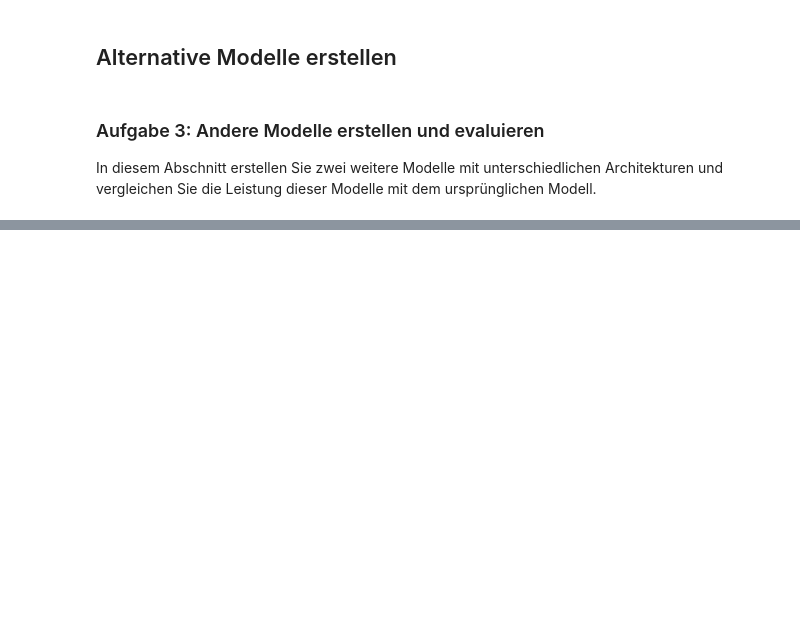
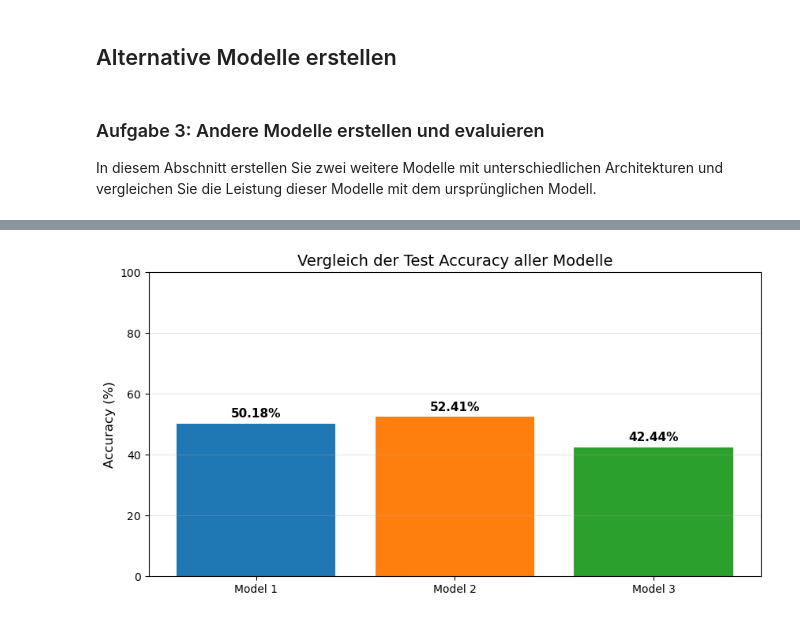
Before and after one commit to RouLee/praktikum_II_EF, a Jupyter notebook: 07_pytorch_convolution_FER.ipynb, the cells around one changed output, grey strips where cells are left out. Cells and saved outputs as stored; diff of their text form; code cells hidden in the pictures; blank space fills up the shorter version.

```diff
--- a/07_pytorch_convolution_FER.ipynb
+++ b/07_pytorch_convolution_FER.ipynb
@@ -353,0 +497,81 @@ In diesem Abschnitt erstellen Sie zwei weitere Modelle mit unterschiedlichen Arc
+# %%
+# Alle Modelle laden und Accuracy vergleichen
+print("\n=== Laden und Evaluieren aller Modelle ===\n")
+
+# ----------------------------------------------------------------------
+# Model 1 laden
+# ----------------------------------------------------------------------
+model_1_final = torch.nn.Sequential(
+    torch.nn.Conv2d(in_channels=1, out_channels=12, kernel_size=7, stride=1, padding=0),
+    torch.nn.MaxPool2d(kernel_size=2, stride=2),
+    torch.nn.LeakyReLU(),
+    torch.nn.Conv2d(in_channels=12, out_channels=16, kernel_size=5, stride=1, padding=0),
+    torch.nn.MaxPool2d(kernel_size=2, stride=2),
+    torch.nn.LeakyReLU(),
+    torch.nn.Flatten(),
+    torch.nn.Linear(in_features=16*8*8, out_features=7),
+)
+if os.path.exists("FER_cnn.pth"):
+    model_1_final.load_state_dict(torch.load("FER_cnn.pth"))
+    model_1_final.to(device)
+    accuracy_1 = test_model_accuracy(model_1_final, test_loader)
+    print(f"Model 1 Test Accuracy: {accuracy_1:.2f}%")
+
+# ----------------------------------------------------------------------
+# Model 2 laden
+# ----------------------------------------------------------------------
+model_2_final = torch.nn.Sequential(
+    torch.nn.Conv2d(in_channels=1, out_channels=12, kernel_size=5, stride=1, padding=2),
+    torch.nn.LeakyReLU(),
+    torch.nn.Conv2d(in_channels=12, out_channels=16, kernel_size=3, stride=1, padding=1),
+    torch.nn.MaxPool2d(kernel_size=2, stride=2),
+    torch.nn.LeakyReLU(),
+    torch.nn.Conv2d(in_channels=16, out_channels=32, kernel_size=3, stride=1, padding=1),
+    torch.nn.MaxPool2d(kernel_size=2, stride=2),
+    torch.nn.LeakyReLU(),
+    torch.nn.Flatten(),
+    torch.nn.Linear(in_features=32*12*12, out_features=128),
+    torch.nn.LeakyReLU(),
+    torch.nn.Linear(in_features=128, out_features=7),
+)
+if os.path.exists("FER_cnn_model_2.pth"):
+    model_2_final.load_state_dict(torch.load("FER_cnn_model_2.pth"))
+    model_2_final.to(device)
+    accuracy_2 = test_model_accuracy(model_2_final, test_loader)
+    print(f"Model 2 Test Accuracy: {accuracy_2:.2f}%")
+
+# ----------------------------------------------------------------------
+# Model 3 laden
+# ----------------------------------------------------------------------
+
+model_3_final = torch.nn.Sequential(
+    torch.nn.Conv2d(in_channels=1, out_channels=16, kernel_size=3, stride=1, padding=1),
+    torch.nn.Sigmoid(),
+    torch.nn.MaxPool2d(kernel_size=2, stride=2),
+    torch.nn.Conv2d(in_channels=16, out_channels=32, kernel_size=3, stride=1, padding=1),
+    torch.nn.Sigmoid(),
+    torch.nn.MaxPool2d(kernel_size=2, stride=2),
+    torch.nn.Flatten(),
+    torch.nn.Linear(in_features=32*12*12, out_features=7),
+)
+if os.path.exists("FER_cnn_model_3.pth"):
+    model_3_final.load_state_dict(torch.load("FER_cnn_model_3.pth"))
+    model_3_final.to(device)
+    accuracy_3 = test_model_accuracy(model_3_final, test_loader)
+    print(f"Model 3 Test Accuracy: {accuracy_3:.2f}%")
+
+# Vergleich visualisieren
+print("\n=== Zusammenfassung ===")
+accuracies = [accuracy_1, accuracy_2, accuracy_3]
+models = ['Model 1', 'Model 2', 'Model 3']
+
+plt.figure(figsize=(10, 5))
+plt.bar(models, accuracies, color=['#1f77b4', '#ff7f0e', '#2ca02c'])
+plt.ylabel('Accuracy (%)', fontsize=12)
+plt.title('Vergleich der Test Accuracy aller Modelle', fontsize=14)
+plt.ylim([0, 100])
+for i, v in enumerate(accuracies):
+    plt.text(i, v + 2, f'{v:.2f}%', ha='center', fontsize=11, fontweight='bold')
+plt.grid(axis='y', alpha=0.3)
+plt.show()
+# %% [output]
@@ -353,0 +585 @@ In diesem Abschnitt erstellen Sie zwei weitere Modelle mit unterschiedlichen Arc
+[figure, added]
```
Also changed, not shown: parts of 20 cells of this notebook.
